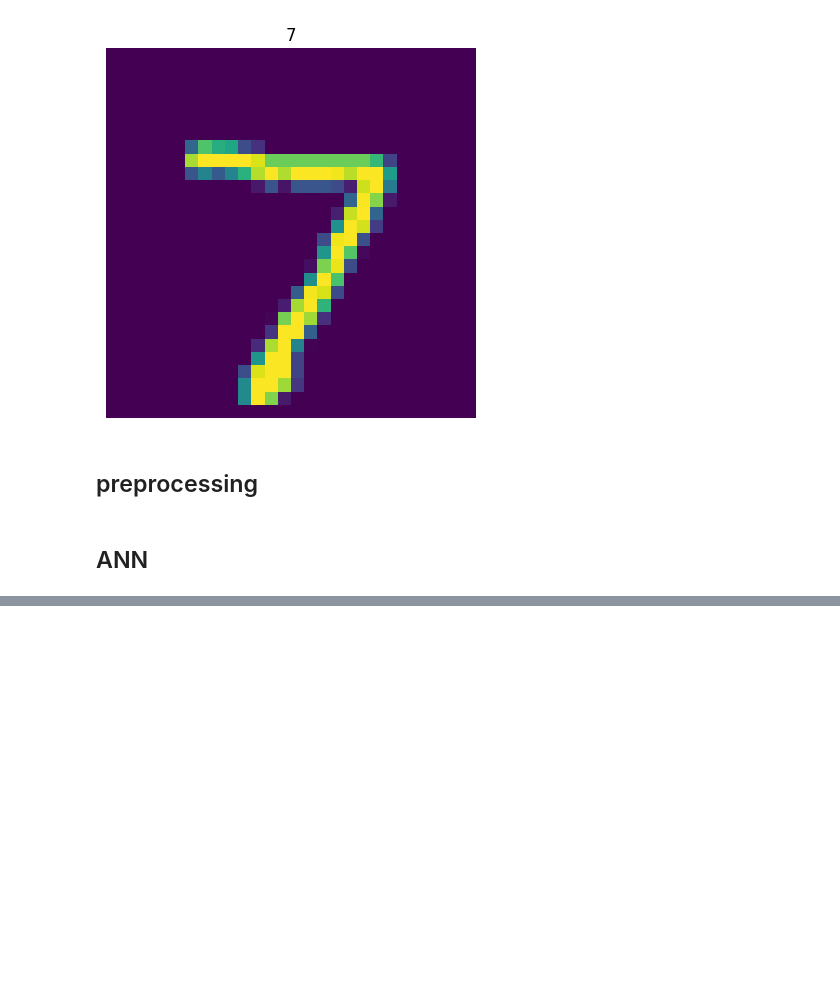
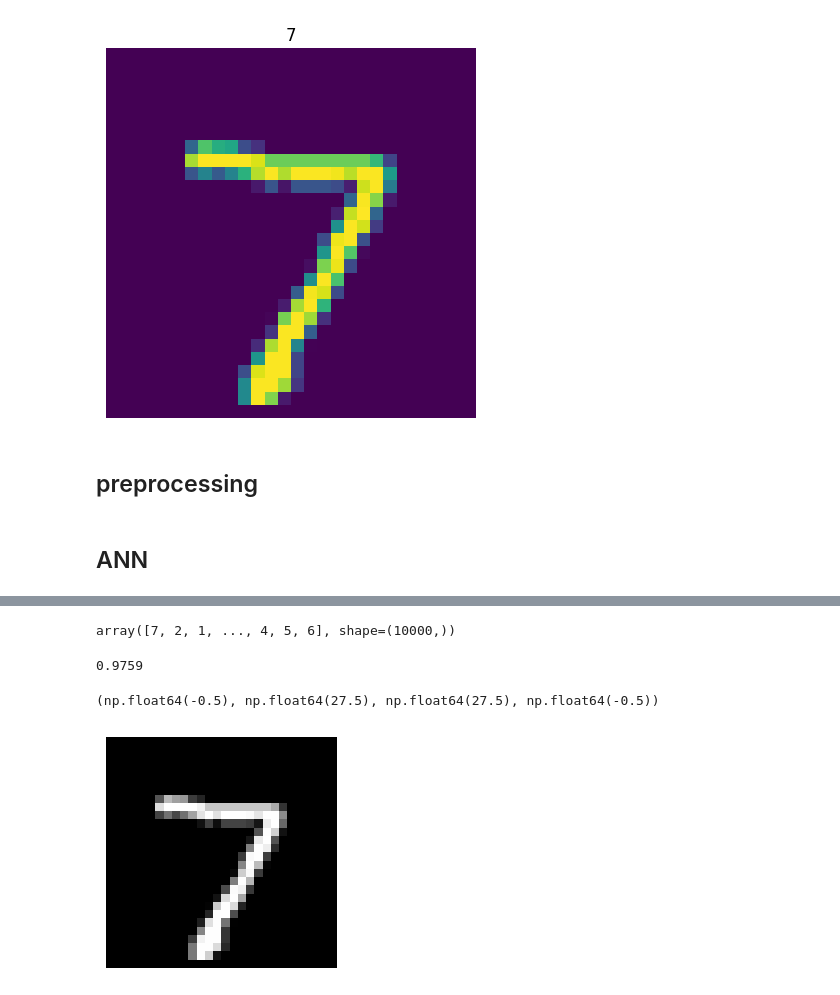
Before and after one commit to user23052036/Nural_Network, a Jupyter notebook: Notebook/ANN/MINIST_prediction/minist_digit_prediction.ipynb, the cells around one changed output, grey strips where cells are left out. Cells and saved outputs as stored; diff of their text form; code cells hidden in the pictures; blank space fills up the shorter version.

```diff
--- a/Notebook/ANN/MINIST_prediction/minist_digit_prediction.ipynb
+++ b/Notebook/ANN/MINIST_prediction/minist_digit_prediction.ipynb
@@ -53,0 +118,4 @@ E0000 00:00:1777144751.257647   91975 cuda_platform.cc:52] failed call to cuInit
+# %%
+Y_prob
+# %% [output]
+array([7, 2, 1, ..., 4, 5, 6], shape=(10000,))
@@ -53,0 +124,11 @@ E0000 00:00:1777144751.257647   91975 cuda_platform.cc:52] failed call to cuInit
+# %%
+accuracy_score(Y_prob,Y_test)
+# %% [output]
+0.9759
+# %%
+plt.figure(figsize=(3,3))
+plt.imshow(X_test[0], cmap='grey')
+plt.axis('off')
+# %% [output]
+(np.float64(-0.5), np.float64(27.5), np.float64(27.5), np.float64(-0.5))
+[figure, added]
```
Also changed, not shown: parts of 15 cells of this notebook, 1 other file.
